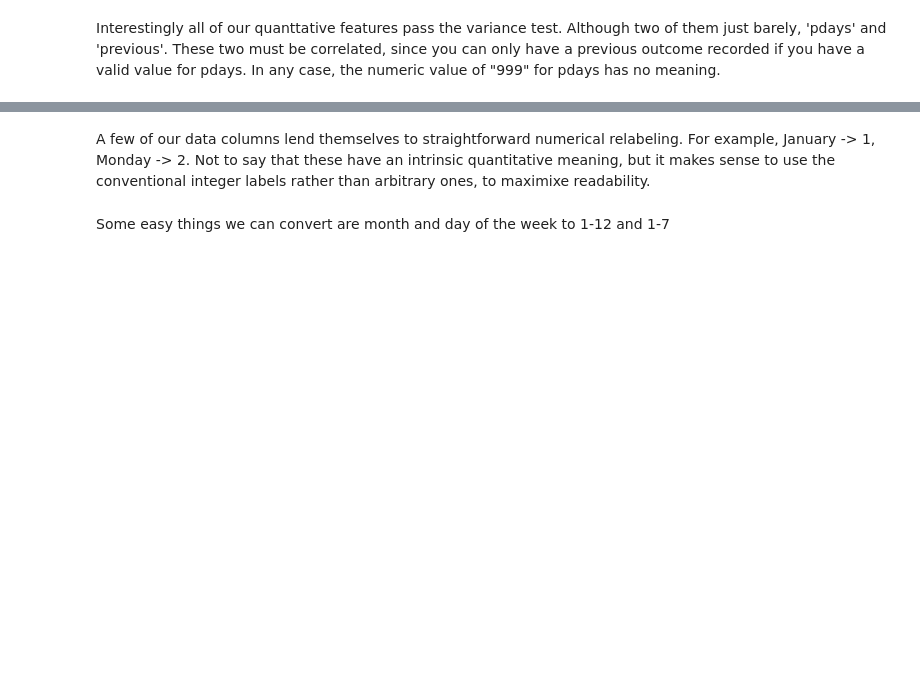
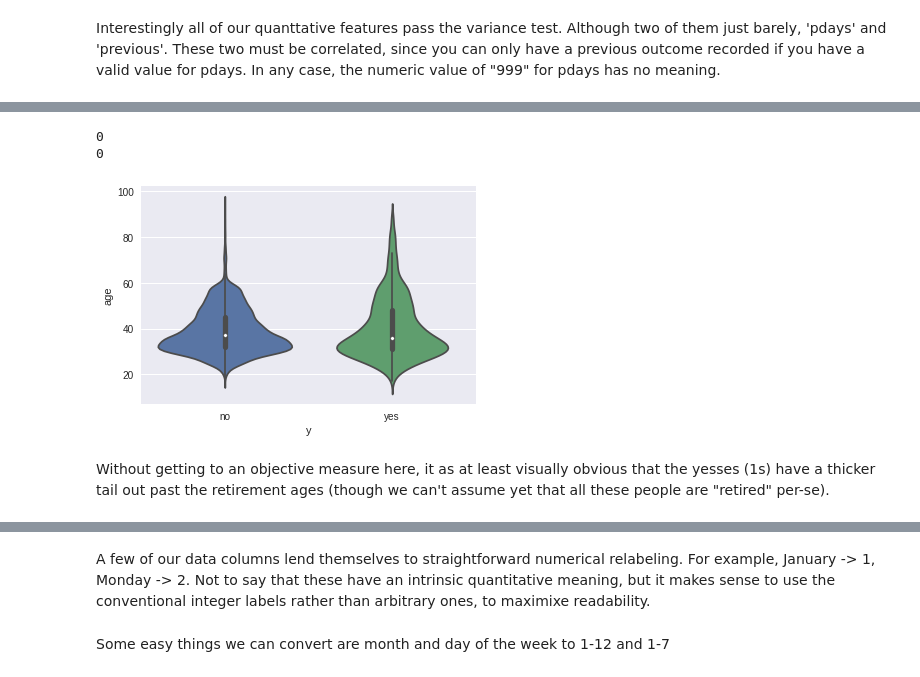
Before and after one commit to aaroncnb/DataChallenge, a Jupyter notebook: problem1_1_notes.ipynb, the cells around one changed output, grey strips where cells are left out. Saved outputs shown, nothing was run; the diff lists cells and outputs as text; code cells hidden in the pictures; blank space fills up the shorter version.

```diff
--- a/problem1_1_notes.ipynb
+++ b/problem1_1_notes.ipynb
@@ -227,5 +239,5 @@ Update: Intersting that Euribor is the one that I end up choosing here. This see
 # %%
-redundant_cols = ["nr.employed", "emp.var.rate", "cons.price.idx","cons.conf.idx"]
+redundant_cols = ["nr.employed", "emp.var.rate"]
 # %%
 train = train.drop(redundant_cols, axis=1)
 quant_cols  = train.columns.values[(train.dtypes =='int64') | (train.dtypes =='float64')]
@@ -234,0 +251,12 @@ array(['age', 'euribor3m'], dtype=object)
+# %%
+# Age distributions of yesses and nos:
+sb.violinplot(x=train_labels, y=train.age)
+print len(train_labels[(train_labels=="yes") & (train.age > 60)])/len(train_labels[train_labels=="yes"])
+
+print len(train_labels[(train_labels=="no") & (train.age > 60)])/len(train_labels[train_labels=="no"])
+# %% [output]
+0
+0
+[figure, added]
+# %% [markdown]
+Without getting to an objective measure here, it as at least visually obvious that the yesses (1s) have a thicker tail out past the retirement ages (though we can't assume yet that all these people are "retired" per-se).
```
Also changed, not shown: parts of 134 cells of this notebook.
